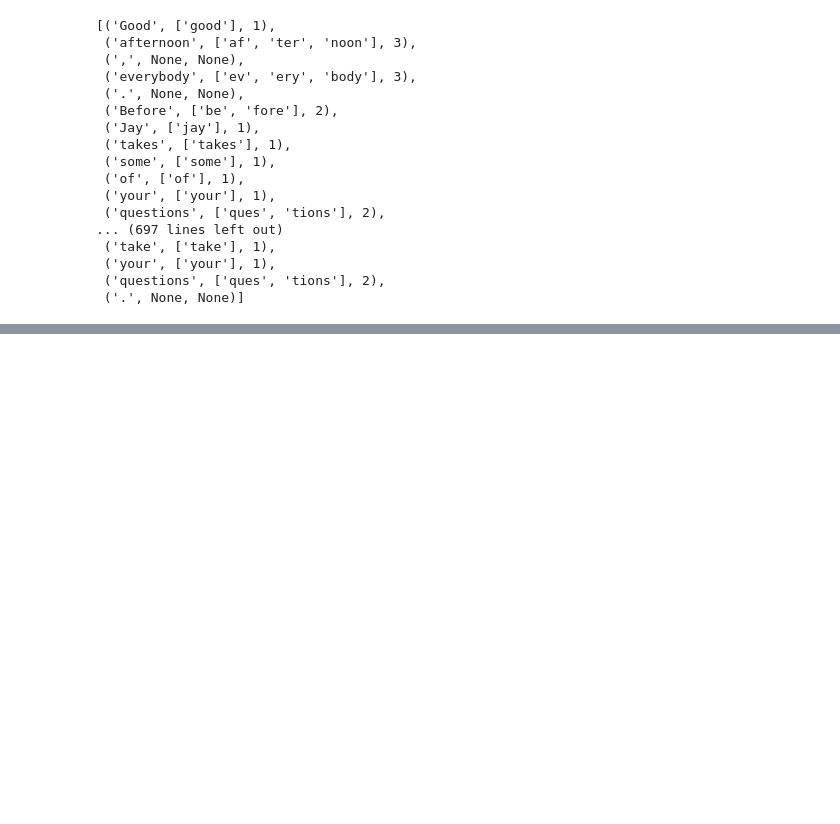
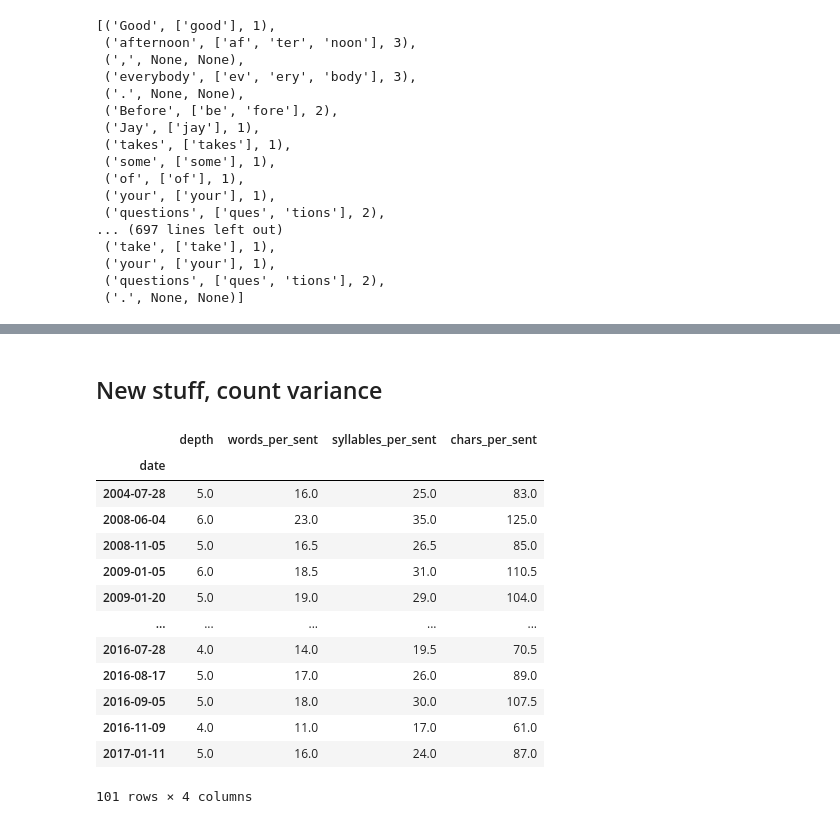
Before and after one commit to pday2/ObamaNLP, a Jupyter notebook: sentenceLength.ipynb, the cells around one changed output, grey strips where cells are left out. Drawn from its saved outputs; the diff is of its cells as text; code cells hidden in the pictures; blank space fills up the shorter version.

Commit message:
things for looking at variance in speeches and top10

```diff
--- a/sentenceLength.ipynb
+++ b/sentenceLength.ipynb
@@ -204,0 +213,6 @@ Successfully installed catalogue-1.0.2 plac-1.1.3 spacy-2.3.8 spacy-readability-
+# %% [markdown]
+## New stuff, count variance
+# %%
+oba = pd.read_csv('sentence_depth.csv')
+oba = oba.query('source=="oba"')
+gwb = pd.read_csv('sentence_depth_gwb.csv')
@@ -204,0 +262,24 @@ Successfully installed catalogue-1.0.2 plac-1.1.3 spacy-2.3.8 spacy-readability-
+# %%
+oba['words_per_sent'] = oba.sentence.apply(words_per_sentence)
+gwb['words_per_sent'] = gwb.sentence.apply(words_per_sentence)
+oba['syllables_per_sent'] = [nsyl(word) for word in oba.sentence]
+gwb['syllables_per_sent'] = [nsyl(word) for word in gwb.sentence]
+oba['chars_per_sent'] = [chars_per_word(word) for word in oba.sentence]
+gwb['chars_per_sent'] = [chars_per_word(word) for word in gwb.sentence]
+# %%
+oba.groupby(by='date').median(numeric_only=True)
+# %% [output]
+|  | depth | words_per_sent | syllables_per_sent | chars_per_sent |
+| date |  |  |  |  |
+| 2004-07-28 | 5.0 | 16.0 | 25.0 | 83.0 |
+| 2008-06-04 | 6.0 | 23.0 | 35.0 | 125.0 |
+| 2008-11-05 | 5.0 | 16.5 | 26.5 | 85.0 |
+| 2009-01-05 | 6.0 | 18.5 | 31.0 | 110.5 |
+| 2009-01-20 | 5.0 | 19.0 | 29.0 | 104.0 |
+| ... | ... | ... | ... | ... |
+| 2016-07-28 | 4.0 | 14.0 | 19.5 | 70.5 |
+| 2016-08-17 | 5.0 | 17.0 | 26.0 | 89.0 |
+| 2016-09-05 | 5.0 | 18.0 | 30.0 | 107.5 |
+| 2016-11-09 | 4.0 | 11.0 | 17.0 | 61.0 |
+| 2017-01-11 | 5.0 | 16.0 | 24.0 | 87.0 |
+101 rows × 4 columns
```
Also changed, not shown: parts of 30 cells of this notebook, 18 other files.
